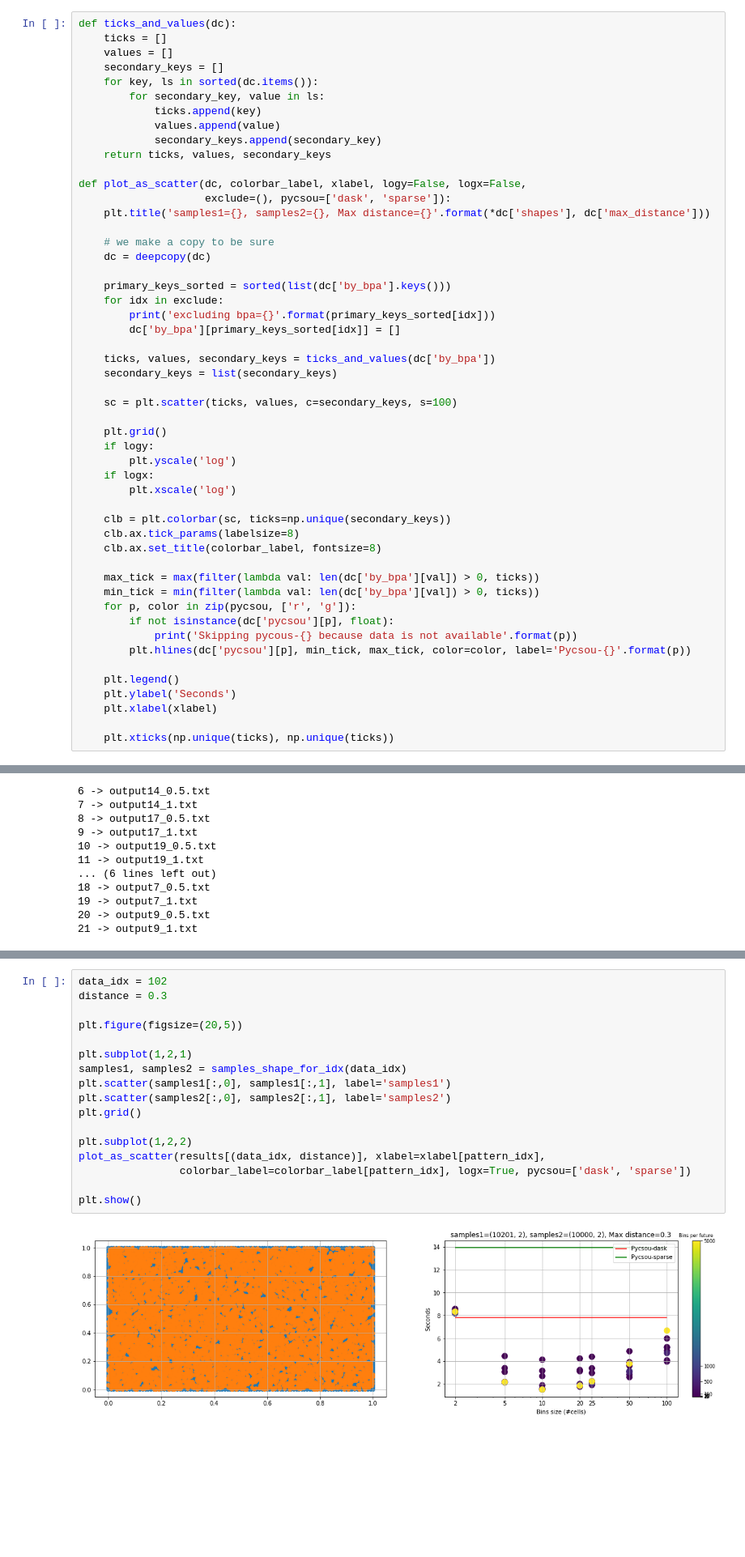
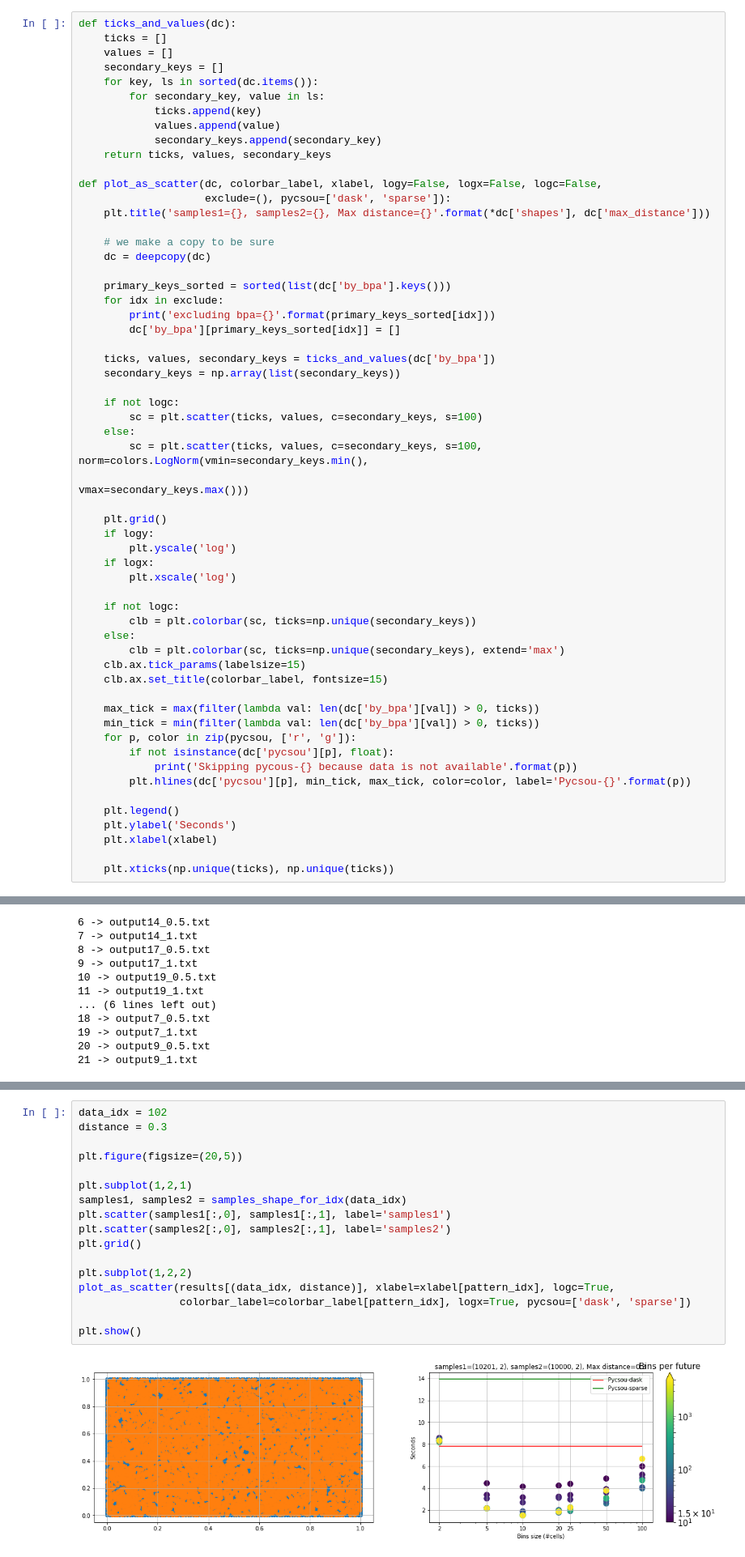
Before and after one commit to fandreuz/parallel-mapped-distance-matrix-archive, a Jupyter notebook: experiments/experiments_results_evaluation_with_inverse.ipynb, the cells around one changed output, grey strips where cells are left out. Shown: that part at 81% size. Saved outputs shown, nothing was run; the diff lists cells and outputs as text; blank space fills up the shorter version.

```diff
--- a/experiments/experiments_results_evaluation_with_inverse.ipynb
+++ b/experiments/experiments_results_evaluation_with_inverse.ipynb
@@ -89,7 +90,7 @@ def ticks_and_values(dc):
             secondary_keys.append(secondary_key)
     return ticks, values, secondary_keys
 
-def plot_as_scatter(dc, colorbar_label, xlabel, logy=False, logx=False,
+def plot_as_scatter(dc, colorbar_label, xlabel, logy=False, logx=False, logc=False,
                     exclude=(), pycsou=['dask', 'sparse']):
     plt.title('samples1={}, samples2={}, Max distance={}'.format(*dc['shapes'], dc['max_distance']))
 
@@ -102,9 +103,13 @@ def plot_as_scatter(dc, colorbar_label, xlabel, logy=False, logx=False,
         dc['by_bpa'][primary_keys_sorted[idx]] = []
 
     ticks, values, secondary_keys = ticks_and_values(dc['by_bpa'])
-    secondary_keys = list(secondary_keys)
+    secondary_keys = np.array(list(secondary_keys))
 
-    sc = plt.scatter(ticks, values, c=secondary_keys, s=100)
+    if not logc:
+        sc = plt.scatter(ticks, values, c=secondary_keys, s=100)
+    else:
+        sc = plt.scatter(ticks, values, c=secondary_keys, s=100, norm=colors.LogNorm(vmin=secondary_keys.min(),
+                                                                                     vmax=secondary_keys.max()))
 
     plt.grid()
     if logy:
@@ -112,9 +117,12 @@ def plot_as_scatter(dc, colorbar_label, xlabel, logy=False, logx=False,
     if logx:
         plt.xscale('log')
 
-    clb = plt.colorbar(sc, ticks=np.unique(secondary_keys))
-    clb.ax.tick_params(labelsize=8)
-    clb.ax.set_title(colorbar_label, fontsize=8)
+    if not logc:
+        clb = plt.colorbar(sc, ticks=np.unique(secondary_keys))
+    else:
+        clb = plt.colorbar(sc, ticks=np.unique(secondary_keys), extend='max')
+    clb.ax.tick_params(labelsize=15)
+    clb.ax.set_title(colorbar_label, fontsize=15)
 
     max_tick = max(filter(lambda val: len(dc['by_bpa'][val]) > 0, ticks))
     min_tick = min(filter(lambda val: len(dc['by_bpa'][val]) > 0, ticks))
@@ -181,19 +189,19 @@ for idx, filename in enumerate(outputs):
 # %%
 data_idx = 102
 distance = 0.3
 
 plt.figure(figsize=(20,5))
 
 plt.subplot(1,2,1)
 samples1, samples2 = samples_shape_for_idx(data_idx)
 plt.scatter(samples1[:,0], samples1[:,1], label='samples1')
 plt.scatter(samples2[:,0], samples2[:,1], label='samples2')
 plt.grid()
 
 plt.subplot(1,2,2)
-plot_as_scatter(results[(data_idx, distance)], xlabel=xlabel[pattern_idx],
+plot_as_scatter(results[(data_idx, distance)], xlabel=xlabel[pattern_idx], logc=True,
                 colorbar_label=colorbar_label[pattern_idx], logx=True, pycsou=['dask', 'sparse'])
 
 plt.show()
 # %% [output]
-[figure, old version]
+[figure, new version]
```
Also changed, not shown: parts of 9 cells of this notebook.
